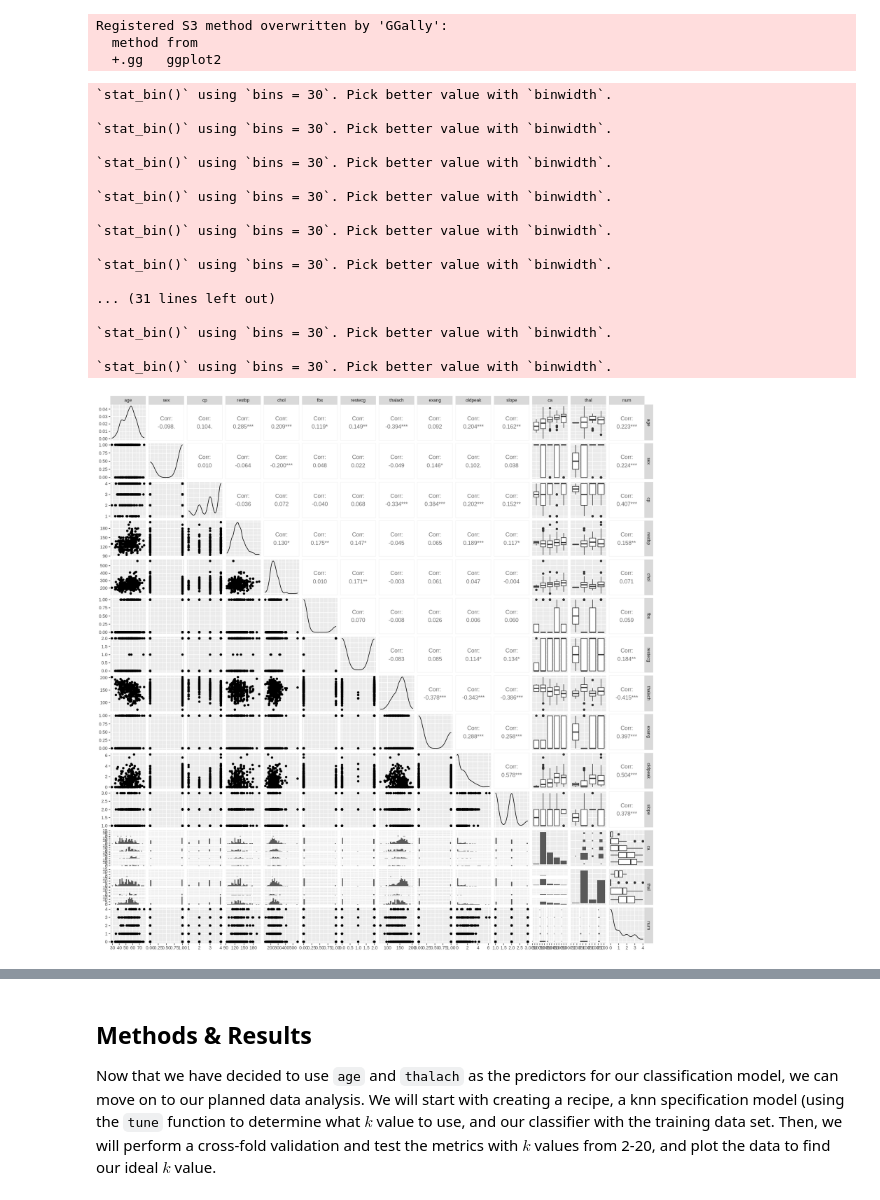
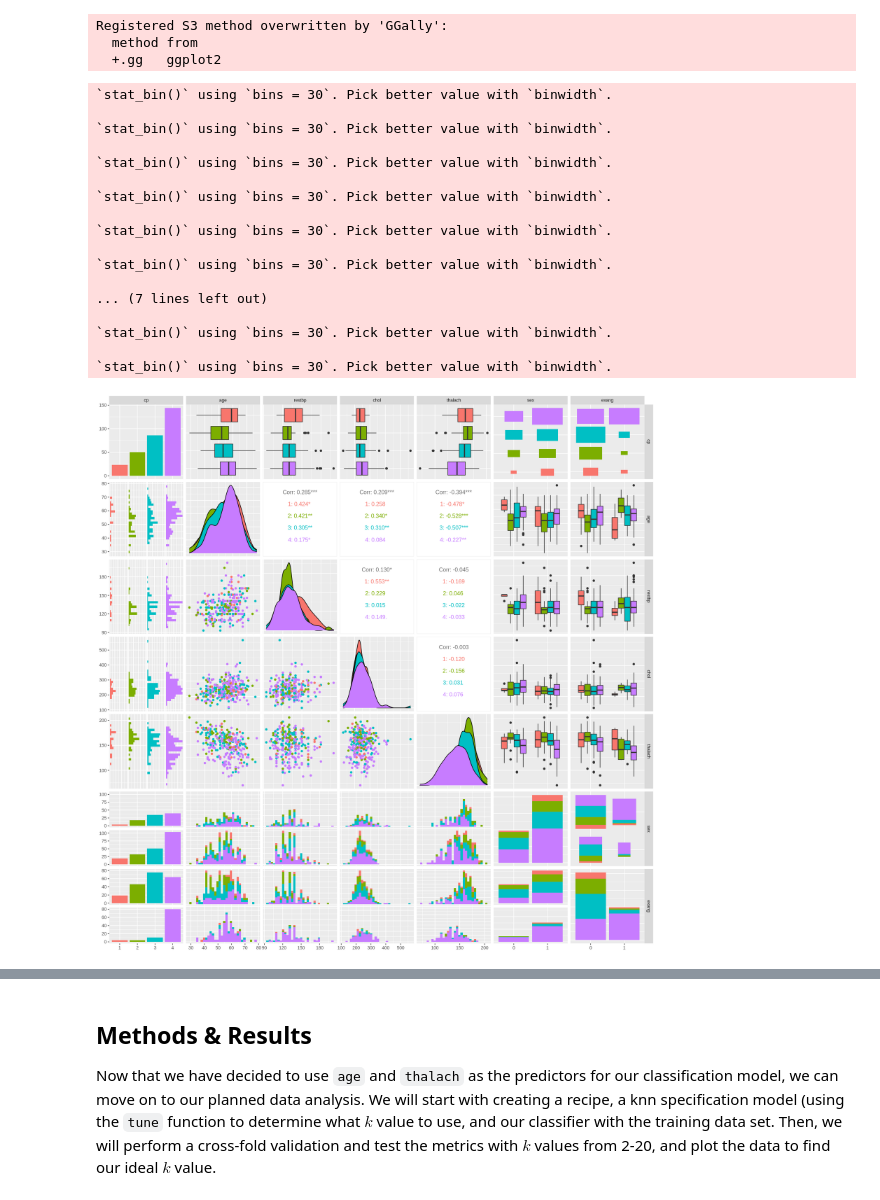
Before and after one commit to hebabm/group-31, a Jupyter notebook: finalreport.ipynb, the cells around one changed output, grey strips where cells are left out. Cells and saved outputs as stored; diff of their text form; code cells hidden in the pictures.

Commit message:
added edits from our google doc! also coloured ggpairs

```diff
--- a/finalreport.ipynb
+++ b/finalreport.ipynb
@@ -226,27 +217,26 @@ Registered S3 method overwritten by 'GGally':
 # %%
 options(repr.plot.height = 15, repr.plot.width = 15)
 
-heart_pairs <- heart_data |>
-    select("age":"num") |>
-    ggpairs()
+heart_pairs <- filter_data |>
+    ggpairs(mapping=ggplot2::aes(colour = cp))
 heart_pairs
 # %% [output]
 `stat_bin()` using `bins = 30`. Pick better value with `binwidth`.
 
 `stat_bin()` using `bins = 30`. Pick better value with `binwidth`.
 
 `stat_bin()` using `bins = 30`. Pick better value with `binwidth`.
 
 `stat_bin()` using `bins = 30`. Pick better value with `binwidth`.
 
 `stat_bin()` using `bins = 30`. Pick better value with `binwidth`.
 
 `stat_bin()` using `bins = 30`. Pick better value with `binwidth`.
 
-... (31 lines left out)
+... (7 lines left out)
 
 `stat_bin()` using `bins = 30`. Pick better value with `binwidth`.
 
 `stat_bin()` using `bins = 30`. Pick better value with `binwidth`.
-[figure, old version]
+[figure, new version]
 # %% [markdown]
```
Also changed, not shown: parts of 13 cells of this notebook.
